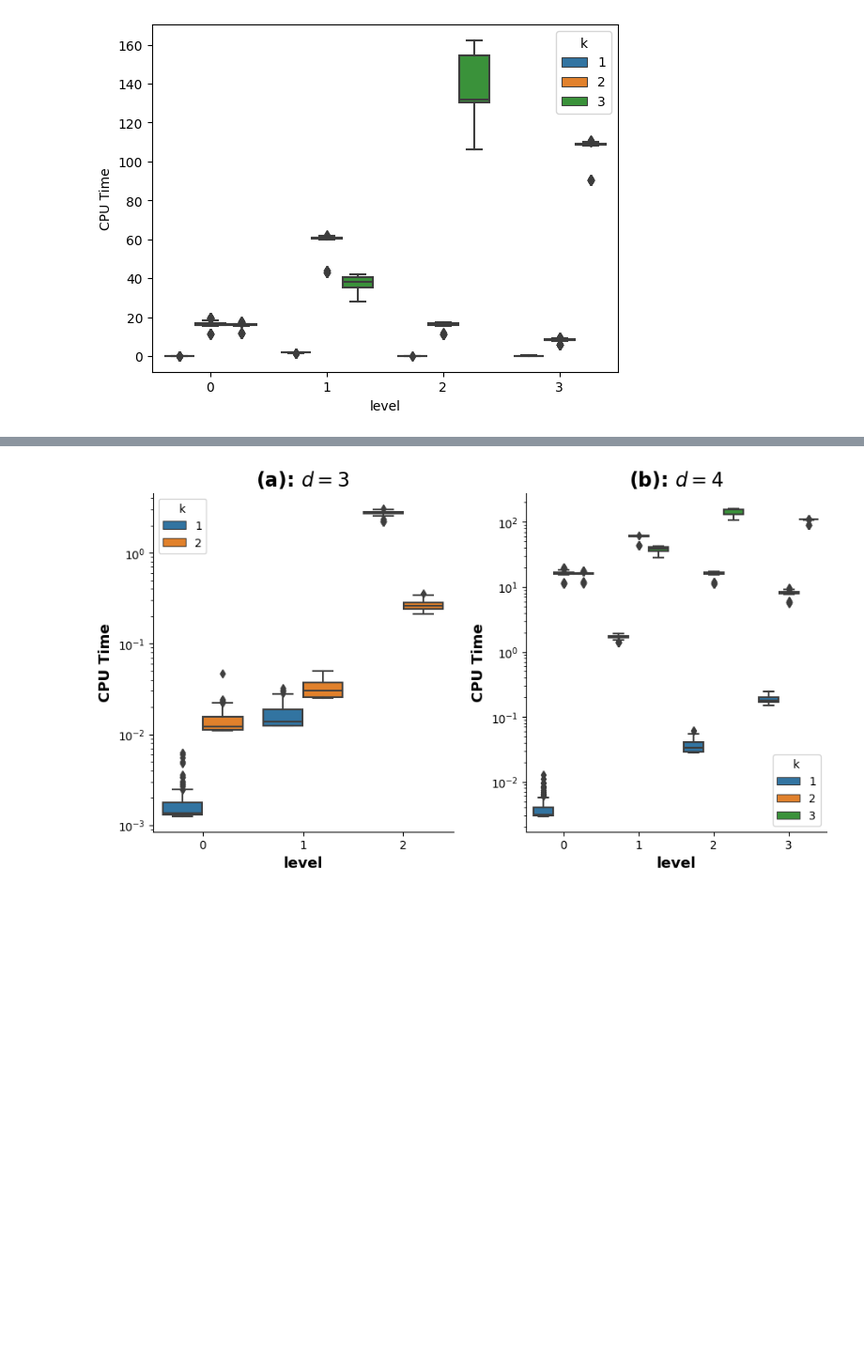
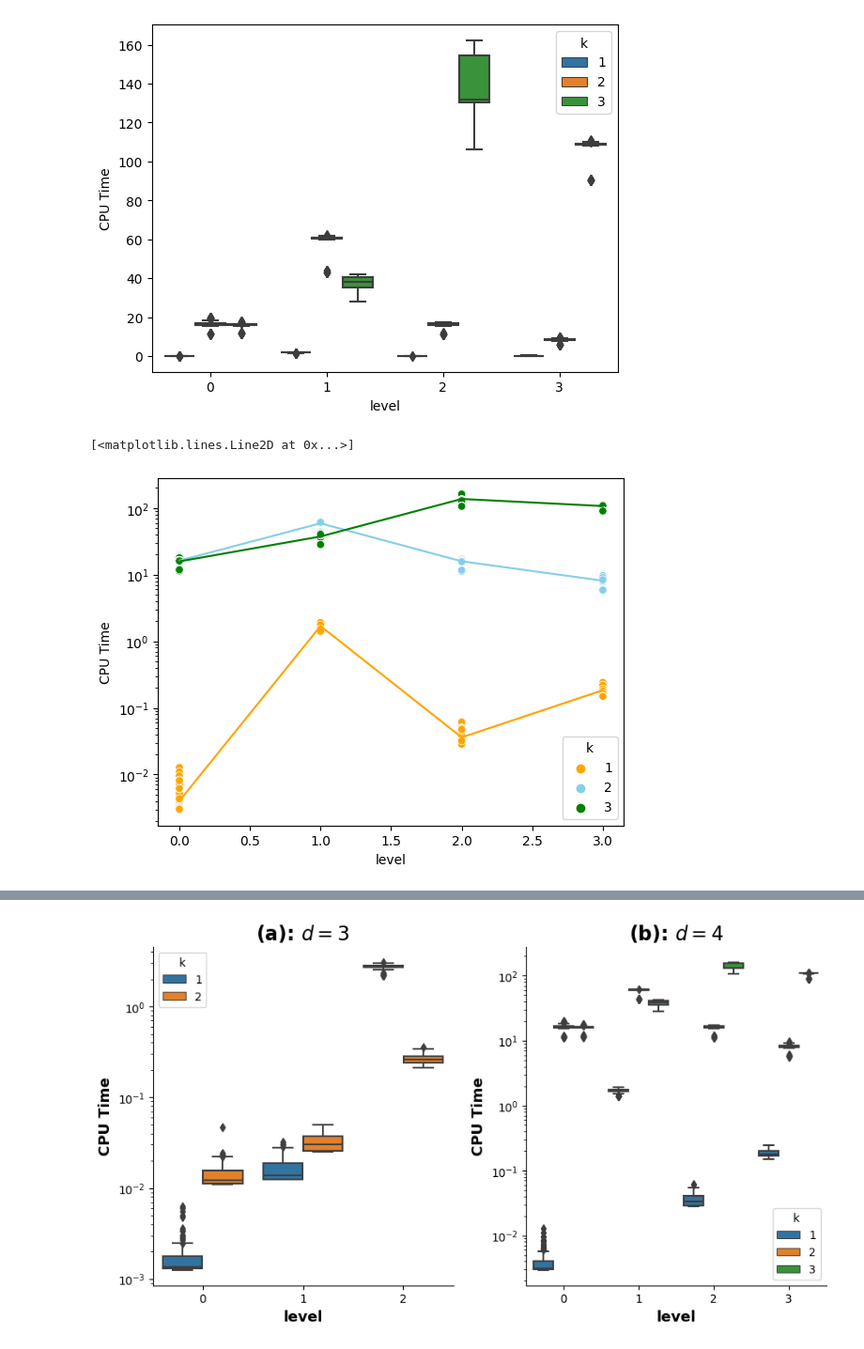
Before and after one commit to lemerleau/CubicPuzzle, a Jupyter notebook: notebooks/plots.ipynb, the cells around one changed output, grey strips where cells are left out. Shown at 94% size. Cells and saved outputs as stored; diff of their text form; code cells hidden in the pictures; blank space fills up the shorter version.

```diff
--- a/notebooks/plots.ipynb
+++ b/notebooks/plots.ipynb
@@ -674,3 +684,13 @@ sns.boxplot(as_data_dim4, x="level", y="CPU Time", hue="k")
 # %% [output]
 <Axes: xlabel='level', ylabel='CPU Time'>
 [figure]
+# %%
+plt.yscale('log')
+sns.scatterplot(as_data_dim4, x="level", y="CPU Time", hue="k", palette=["orange", 'skyblue', "green"])
+out4 = as_data_dim4.groupby(['d', 'k', 'level'])['CPU Time'].mean()
+plt.plot(out4[4][1].values, "orange")
+plt.plot(out4[4][2].values, "skyblue")
+plt.plot(out4[4][3].values, "green")
+# %% [output]
+[<matplotlib.lines.Line2D at 0x...>]
+[figure, added]
```
Also changed, not shown: parts of 81 cells of this notebook, 16 other files.
